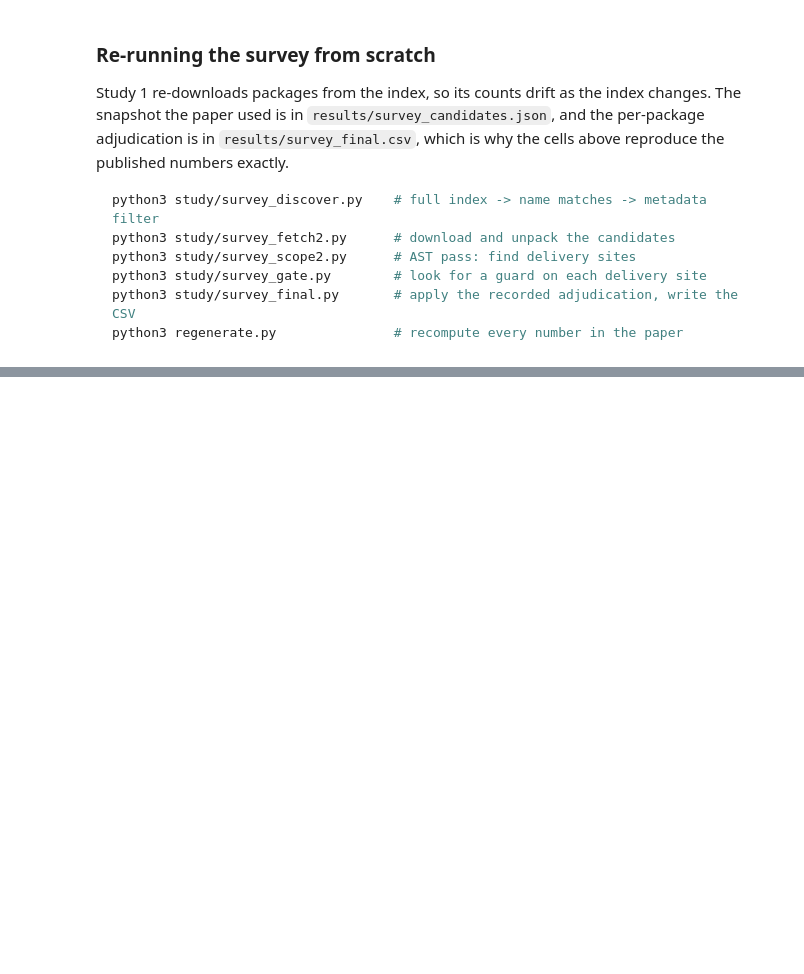
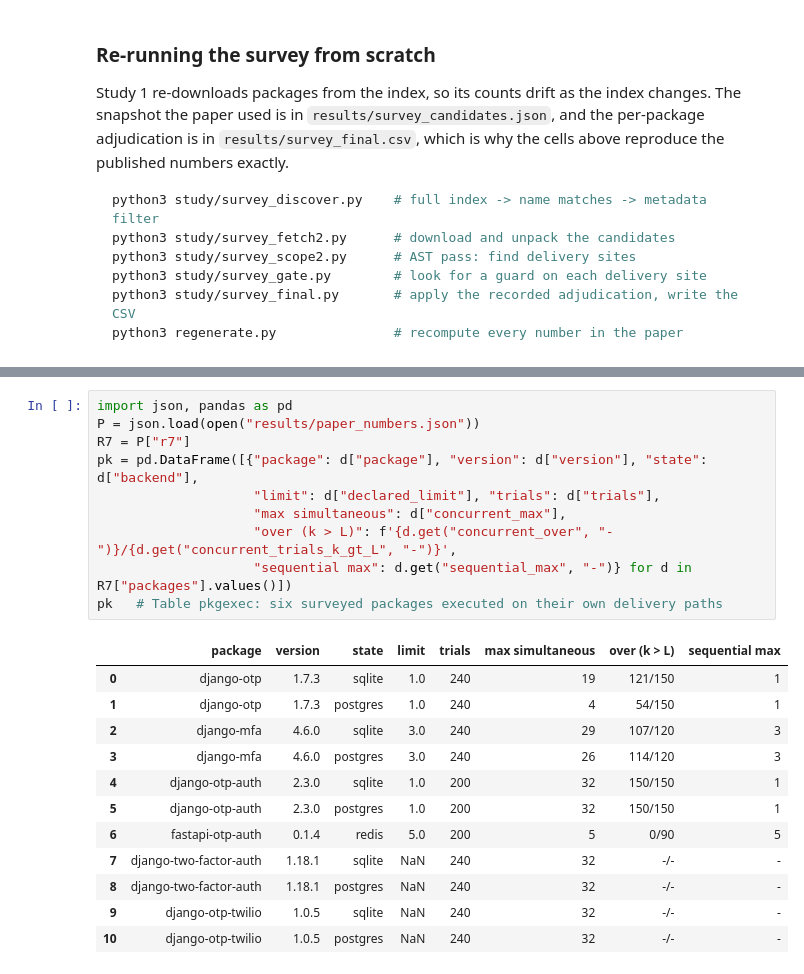
Before and after one commit to nahmedpsu/otp-send-side-quota-artifact, a Jupyter notebook: notebooks/otp_quota_reproduction_executed.ipynb, the cells around one changed output, grey strips where cells are left out. Drawn from its saved outputs; the diff is of its cells as text; blank space fills up the shorter version.

```diff
--- a/notebooks/otp_quota_reproduction_executed.ipynb
+++ b/notebooks/otp_quota_reproduction_executed.ipynb
@@ -1126,0 +1239,23 @@ python3 regenerate.py               # recompute every number in the paper
+# %%
+import json, pandas as pd
+P = json.load(open("results/paper_numbers.json"))
+R7 = P["r7"]
+pk = pd.DataFrame([{"package": d["package"], "version": d["version"], "state": d["backend"],
+                    "limit": d["declared_limit"], "trials": d["trials"],
+                    "max simultaneous": d["concurrent_max"],
+                    "over (k > L)": f'{d.get("concurrent_over", "-")}/{d.get("concurrent_trials_k_gt_L", "-")}',
+                    "sequential max": d.get("sequential_max", "-")} for d in R7["packages"].values()])
+pk   # Table pkgexec: six surveyed packages executed on their own delivery paths
+# %% [output]
+|  | package | version | state | limit | trials | max simultaneous | over (k > L) | sequential max |
+| 0 | django-otp | 1.7.3 | sqlite | 1.0 | 240 | 19 | 121/150 | 1 |
+| 1 | django-otp | 1.7.3 | postgres | 1.0 | 240 | 4 | 54/150 | 1 |
+| 2 | django-mfa | 4.6.0 | sqlite | 3.0 | 240 | 29 | 107/120 | 3 |
+| 3 | django-mfa | 4.6.0 | postgres | 3.0 | 240 | 26 | 114/120 | 3 |
+| 4 | django-otp-auth | 2.3.0 | sqlite | 1.0 | 200 | 32 | 150/150 | 1 |
+| 5 | django-otp-auth | 2.3.0 | postgres | 1.0 | 200 | 32 | 150/150 | 1 |
+| 6 | fastapi-otp-auth | 0.1.4 | redis | 5.0 | 200 | 5 | 0/90 | 5 |
+| 7 | django-two-factor-auth | 1.18.1 | sqlite | NaN | 240 | 32 | -/- | - |
+| 8 | django-two-factor-auth | 1.18.1 | postgres | NaN | 240 | 32 | -/- | - |
+| 9 | django-otp-twilio | 1.0.5 | sqlite | NaN | 240 | 32 | -/- | - |
+| 10 | django-otp-twilio | 1.0.5 | postgres | NaN | 240 | 32 | -/- | - |
```
Also changed, not shown: parts of 30 cells of this notebook, 6 other files.
